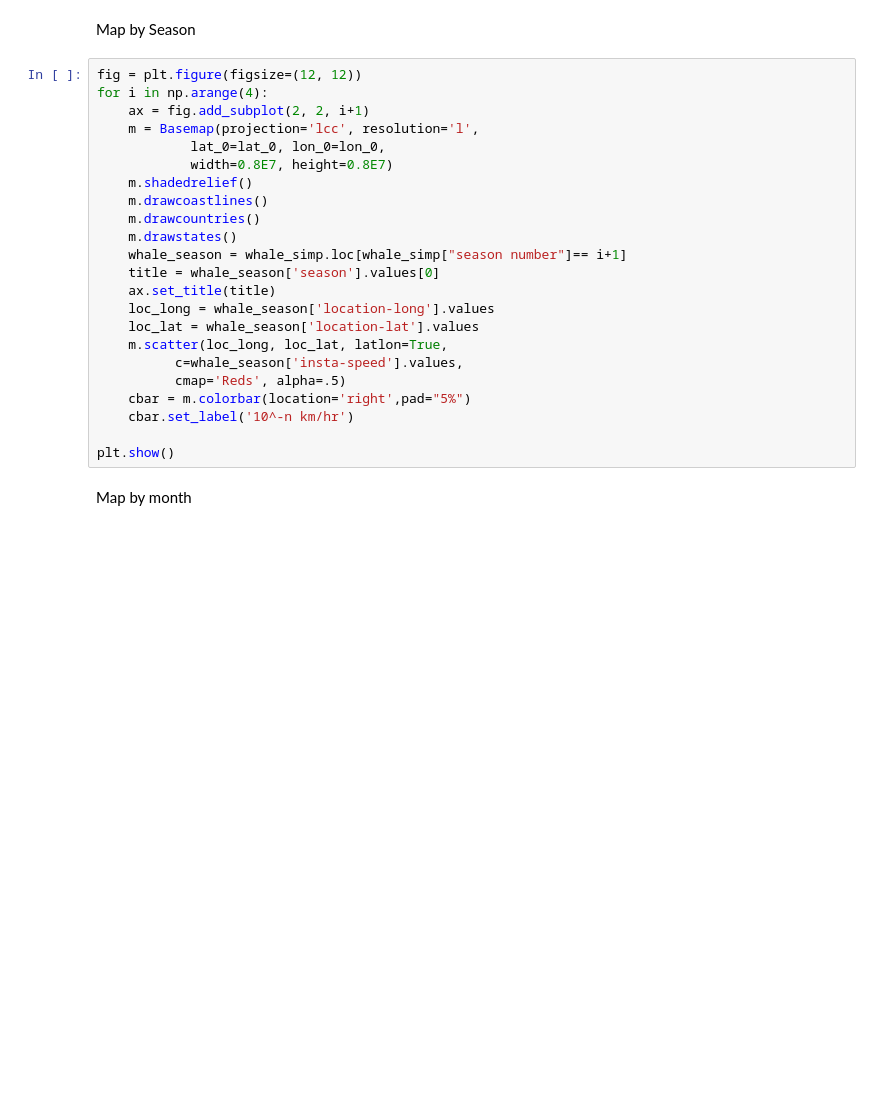
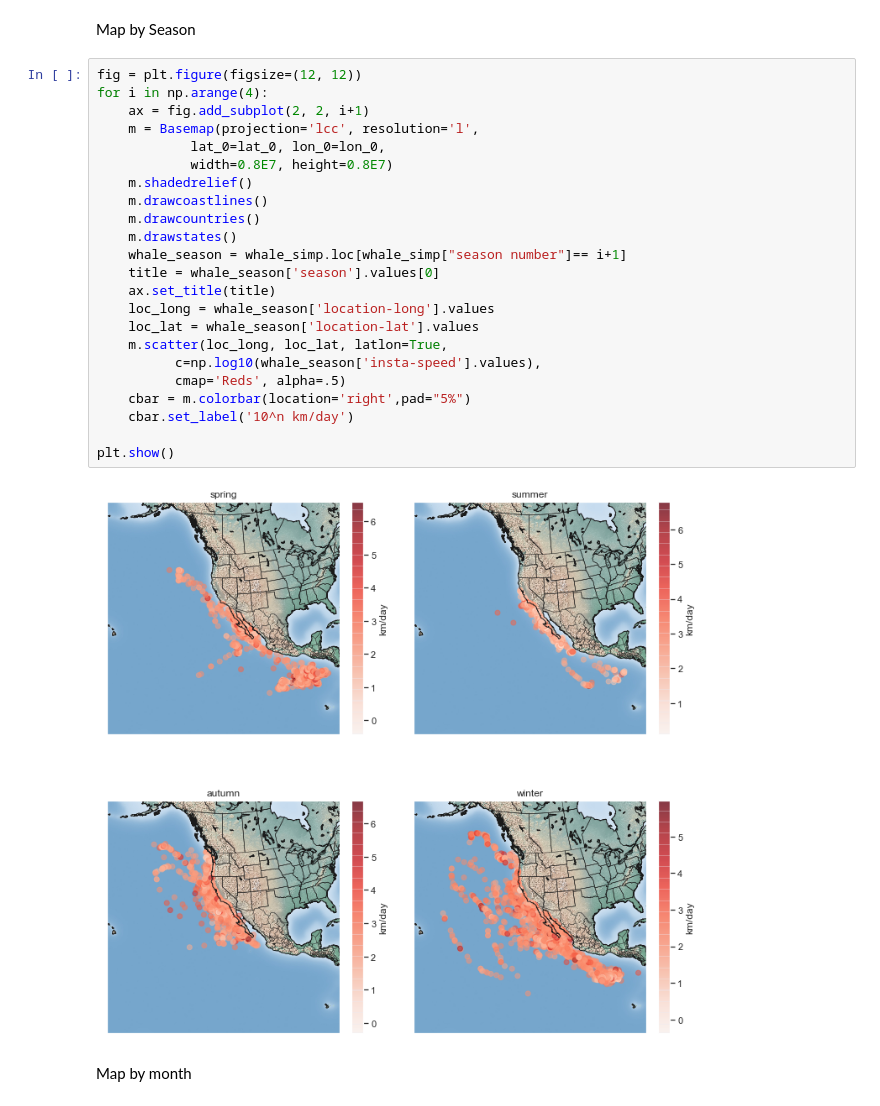
Before and after one commit to gigglypear/movebank_explore, a Jupyter notebook: code/Movebank Data Analysis Attempt.ipynb, the cells around one changed output. Cells and saved outputs as stored; diff of their text form; blank space fills up the shorter version.

Commit message:
basemap figures by individual

```diff
--- a/code/Movebank Data Analysis Attempt.ipynb
+++ b/code/Movebank Data Analysis Attempt.ipynb
@@ -797,26 +797,28 @@ Map by Season
 # %%
 fig = plt.figure(figsize=(12, 12))
 for i in np.arange(4):
     ax = fig.add_subplot(2, 2, i+1)
     m = Basemap(projection='lcc', resolution='l',
             lat_0=lat_0, lon_0=lon_0,
             width=0.8E7, height=0.8E7)
     m.shadedrelief()
     m.drawcoastlines()
     m.drawcountries()
     m.drawstates()
     whale_season = whale_simp.loc[whale_simp["season number"]== i+1]
     title = whale_season['season'].values[0]
     ax.set_title(title)
     loc_long = whale_season['location-long'].values
     loc_lat = whale_season['location-lat'].values
     m.scatter(loc_long, loc_lat, latlon=True,
-          c=whale_season['insta-speed'].values,
+          c=np.log10(whale_season['insta-speed'].values),
           cmap='Reds', alpha=.5)
     cbar = m.colorbar(location='right',pad="5%")
-    cbar.set_label('10^-n km/hr')
+    cbar.set_label('10^n km/day')
 
 plt.show()
+# %% [output]
+[figure, added]
 # %% [markdown]
 Map by month
 # %%
```
Also changed, not shown: parts of 4 cells of this notebook.
